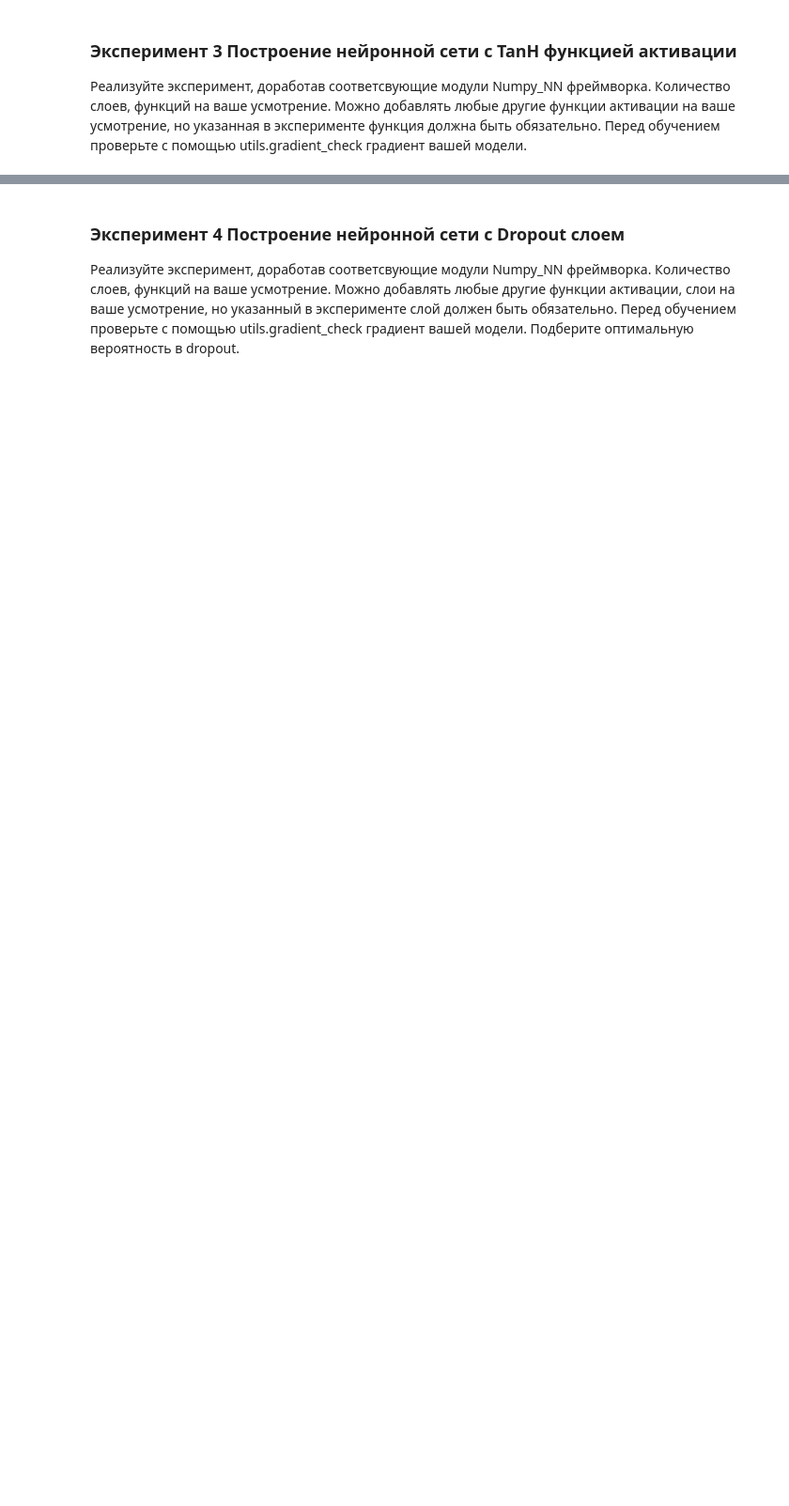
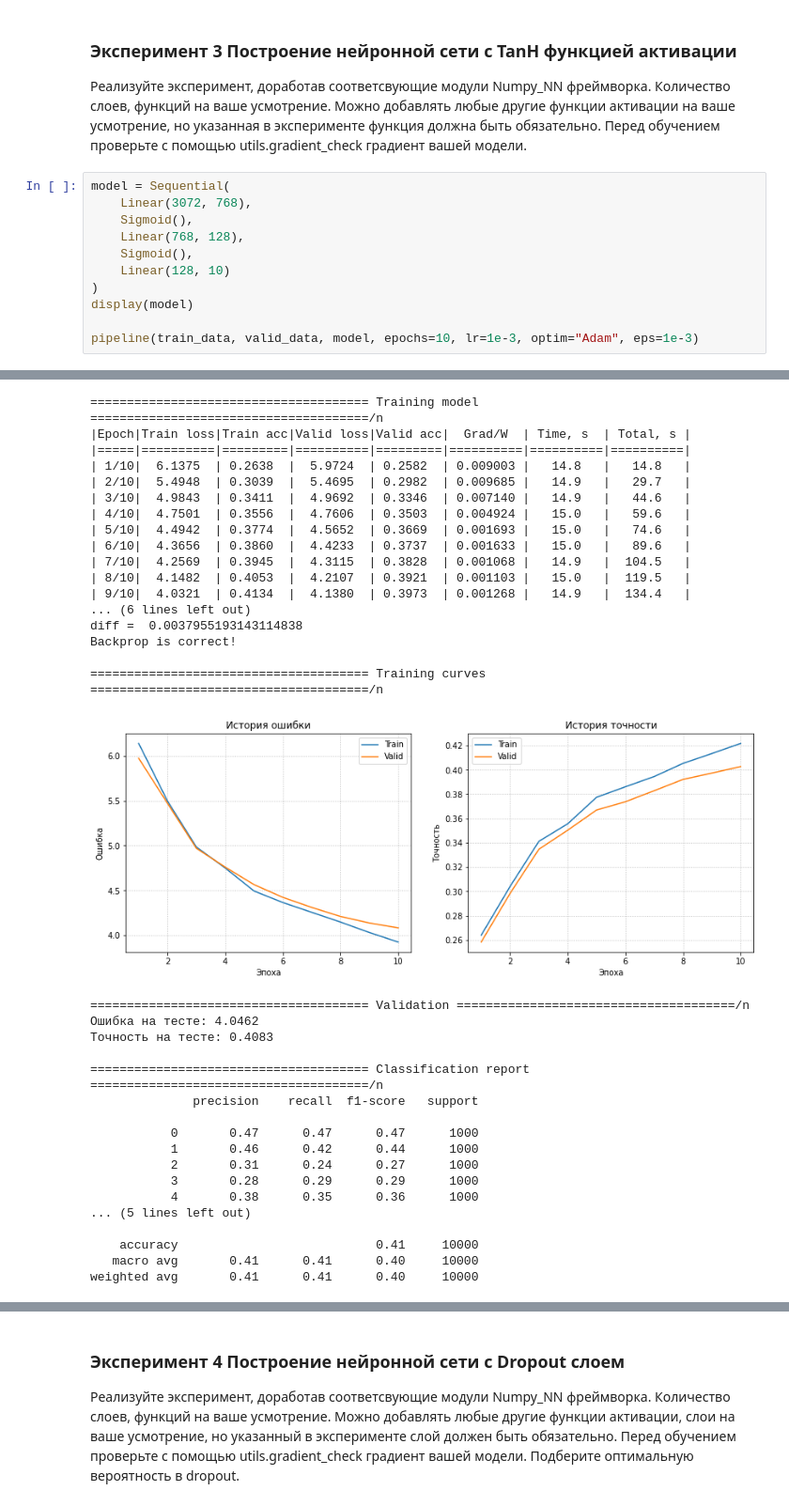
Before and after one commit to vladimir-laz/Numpy-NN-Framework-hw, a Jupyter notebook: numpy_neural_net_HW.ipynb, the cells around one changed output, grey strips where cells are left out. Shown at 94% size. Drawn from its saved outputs; the diff is of its cells as text; blank space fills up the shorter version.

```diff
--- a/numpy_neural_net_HW.ipynb
+++ b/numpy_neural_net_HW.ipynb
@@ -42,3 +479,15 @@ import nn, dataset, optimization, training
 ### Эксперимент 3 Построение нейронной сети с TanH функцией активации
 
 Реализуйте эксперимент, доработав соответсвующие модули Numpy_NN фреймворка. Количество слоев, функций на ваше усмотрение. Можно добавлять любые другие функции активации на ваше усмотрение, но указанная в эксперименте функция должна быть обязательно. Перед обучением проверьте с помощью utils.gradient_check градиент вашей модели.
+# %%
+model = Sequential(
+    Linear(3072, 768),
+    Sigmoid(),
+    Linear(768, 128),
+    Sigmoid(),
+    Linear(128, 10)
+)
+display(model)
+
+pipeline(train_data, valid_data, model, epochs=10, lr=1e-3, optim="Adam", eps=1e-3)
+# %% [output]
@@ -44,0 +501,35 @@ import nn, dataset, optimization, training
+====================================== Training model ======================================/n
+|Epoch|Train loss|Train acc|Valid loss|Valid acc|  Grad/W  | Time, s  | Total, s |
+|=====|==========|=========|==========|=========|==========|==========|==========|
+| 1/10|  6.1375  | 0.2638  |  5.9724  | 0.2582  | 0.009003 |   14.8   |   14.8   |
+| 2/10|  5.4948  | 0.3039  |  5.4695  | 0.2982  | 0.009685 |   14.9   |   29.7   |
+| 3/10|  4.9843  | 0.3411  |  4.9692  | 0.3346  | 0.007140 |   14.9   |   44.6   |
+| 4/10|  4.7501  | 0.3556  |  4.7606  | 0.3503  | 0.004924 |   15.0   |   59.6   |
+| 5/10|  4.4942  | 0.3774  |  4.5652  | 0.3669  | 0.001693 |   15.0   |   74.6   |
+| 6/10|  4.3656  | 0.3860  |  4.4233  | 0.3737  | 0.001633 |   15.0   |   89.6   |
+| 7/10|  4.2569  | 0.3945  |  4.3115  | 0.3828  | 0.001068 |   14.9   |  104.5   |
+| 8/10|  4.1482  | 0.4053  |  4.2107  | 0.3921  | 0.001103 |   15.0   |  119.5   |
+| 9/10|  4.0321  | 0.4134  |  4.1380  | 0.3973  | 0.001268 |   14.9   |  134.4   |
+... (6 lines left out)
+diff =  0.0037955193143114838
+Backprop is correct!
+
+====================================== Training curves ======================================/n
+[figure, added]
+====================================== Validation ======================================/n
+Ошибка на тесте: 4.0462
+Точность на тесте: 0.4083
+
+====================================== Classification report ======================================/n
+              precision    recall  f1-score   support
+
+           0       0.47      0.47      0.47      1000
+           1       0.46      0.42      0.44      1000
+           2       0.31      0.24      0.27      1000
+           3       0.28      0.29      0.29      1000
+           4       0.38      0.35      0.36      1000
+... (5 lines left out)
+
+    accuracy                           0.41     10000
+   macro avg       0.41      0.41      0.40     10000
+weighted avg       0.41      0.41      0.40     10000
```
Also changed, not shown: parts of 91 cells of this notebook, 13 other files.
